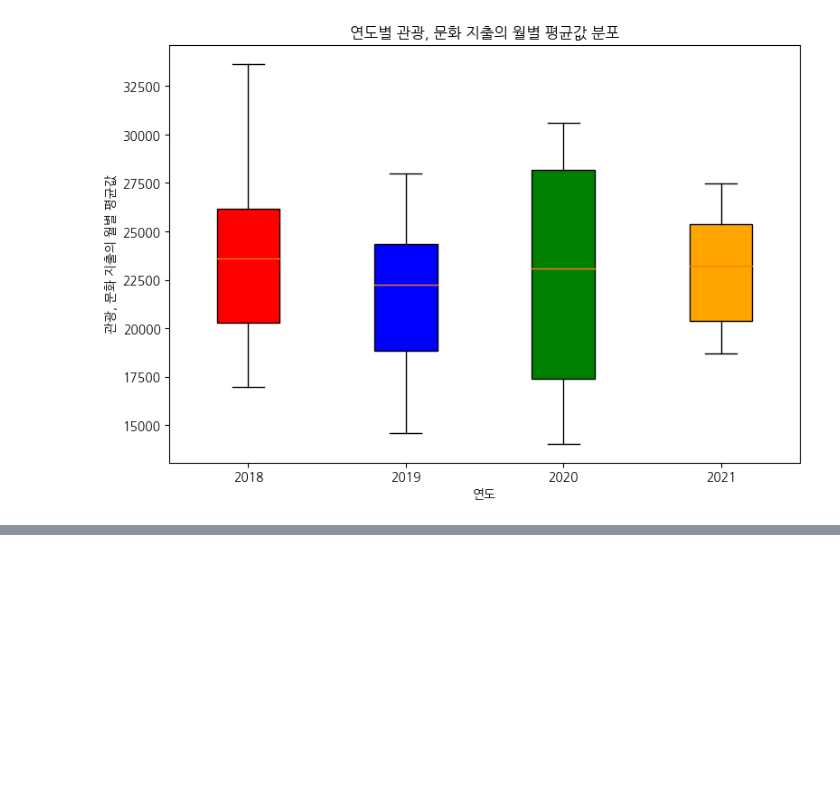
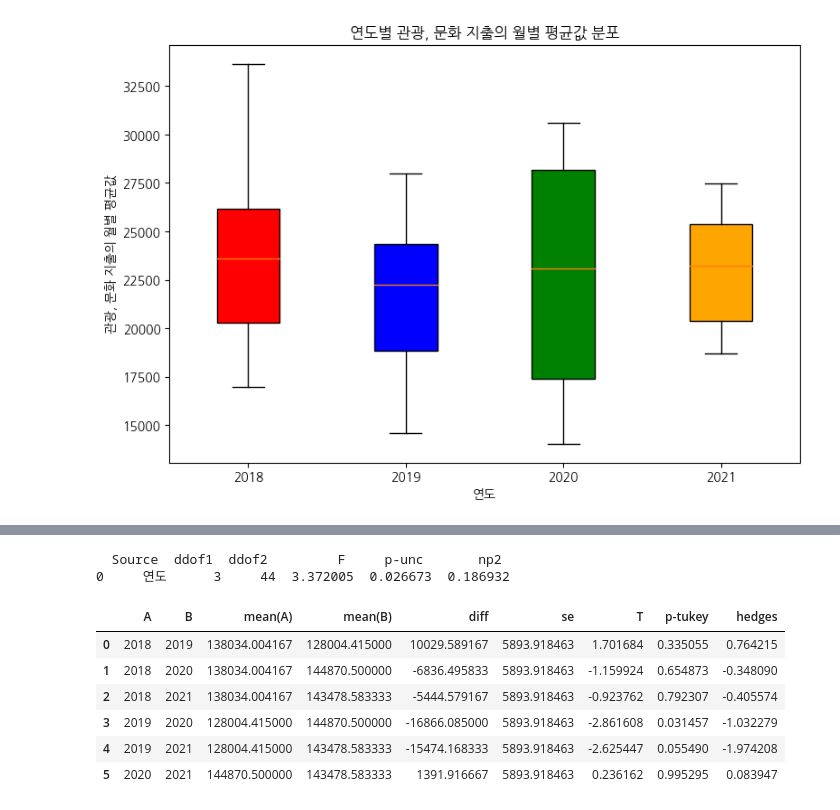
Before and after one commit to HaJeong-K/Jeju_project, a Jupyter notebook: 물가 전체 데이터.ipynb, the cells around one changed output, grey strips where cells are left out. Drawn from its saved outputs; the diff is of its cells as text; code cells hidden in the pictures; blank space fills up the shorter version.

```diff
--- a/물가 전체 데이터.ipynb
+++ b/물가 전체 데이터.ipynb
@@ -3365,0 +3394,31 @@ plt.show()
+# %%
+import pandas as pd
+import matplotlib.pyplot as plt
+import pingouin as pg
+
+food_cost_2018['연도'] = 2018
+food_cost_2019['연도'] = 2019
+food_cost_2020['연도'] = 2020
+food_cost_2021['연도'] = 2021
+
+merged_data = pd.concat(food_cost_comparison)
+merged_data['평균'] = pd.to_numeric(merged_data['평균'], errors='coerce')
+aov = pg.anova(dv='평균', between='연도', data=merged_data)
+
+print(aov)
+
+pg.pairwise_tukey(data=merged_data, dv='평균', between='연도').to_excel('tukey_hsd.xlsx', engine='openpyxl')
+tukey_hsd = pd.read_excel('tukey_hsd.xlsx')
+tukey_hsd = tukey_hsd.drop(columns=['Unnamed: 0'])
+
+tukey_hsd
+# %% [output]
+  Source  ddof1  ddof2         F     p-unc       np2
+0     연도      3     44  3.372005  0.026673  0.186932
+|  | A | B | mean(A) | mean(B) | diff | se | T | p-tukey | hedges |
+| 0 | 2018 | 2019 | 138034.004167 | 128004.415000 | 10029.589167 | 5893.918463 | 1.701684 | 0.335055 | 0.764215 |
+| 1 | 2018 | 2020 | 138034.004167 | 144870.500000 | -6836.495833 | 5893.918463 | -1.159924 | 0.654873 | -0.348090 |
+| 2 | 2018 | 2021 | 138034.004167 | 143478.583333 | -5444.579167 | 5893.918463 | -0.923762 | 0.792307 | -0.405574 |
+| 3 | 2019 | 2020 | 128004.415000 | 144870.500000 | -16866.085000 | 5893.918463 | -2.861608 | 0.031457 | -1.032279 |
+| 4 | 2019 | 2021 | 128004.415000 | 143478.583333 | -15474.168333 | 5893.918463 | -2.625447 | 0.055490 | -1.974208 |
+| 5 | 2020 | 2021 | 144870.500000 | 143478.583333 | 1391.916667 | 5893.918463 | 0.236162 | 0.995295 | 0.083947 |
```
Also changed, not shown: parts of 3 cells of this notebook.
